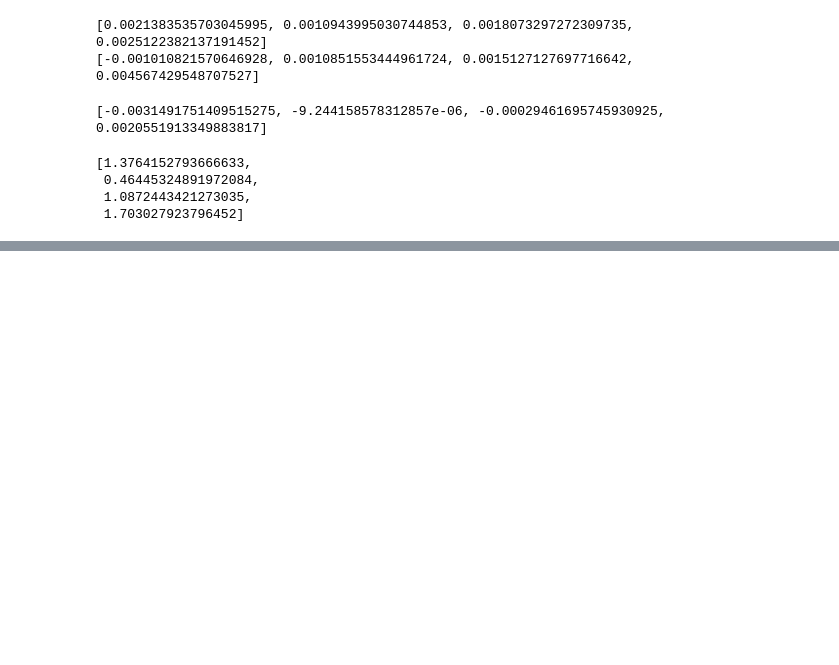
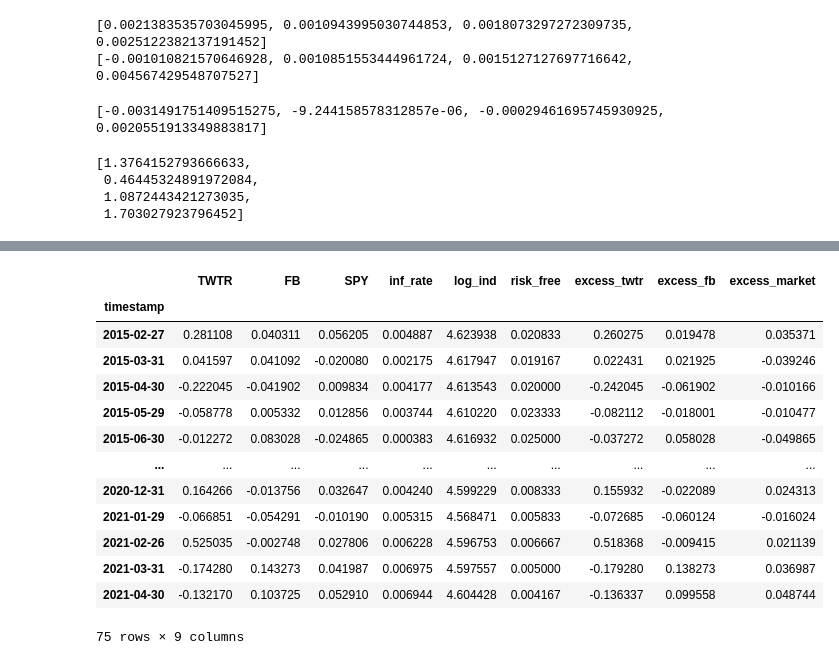
Before and after one commit to ddimucci/Manning_Stocks_Course, a Jupyter notebook: Manning_Live_Project/Manning_Linear_Regression_For_Valuation.ipynb, the cells around one changed output, grey strips where cells are left out. Cells and saved outputs as stored; diff of their text form; code cells hidden in the pictures; blank space fills up the shorter version.

```diff
--- a/Manning_Live_Project/Manning_Linear_Regression_For_Valuation.ipynb
+++ b/Manning_Live_Project/Manning_Linear_Regression_For_Valuation.ipynb
@@ -326,0 +429,21 @@ rf = riskfree['2015-01-01':'2021-05-01']
+# %%
+apt_df['excess_twtr']= apt_df[tickers[0]] - apt_df['risk_free']
+apt_df['excess_fb']= apt_df[tickers[1]] - apt_df['risk_free']
+apt_df['excess_market']= apt_df[tickers[2]] - apt_df['risk_free']
+# %%
+apt_df
+# %% [output]
+|  | TWTR | FB | SPY | inf_rate | log_ind | risk_free | excess_twtr | excess_fb | excess_market |
+| timestamp |  |  |  |  |  |  |  |  |  |
+| 2015-02-27 | 0.281108 | 0.040311 | 0.056205 | 0.004887 | 4.623938 | 0.020833 | 0.260275 | 0.019478 | 0.035371 |
+| 2015-03-31 | 0.041597 | 0.041092 | -0.020080 | 0.002175 | 4.617947 | 0.019167 | 0.022431 | 0.021925 | -0.039246 |
+| 2015-04-30 | -0.222045 | -0.041902 | 0.009834 | 0.004177 | 4.613543 | 0.020000 | -0.242045 | -0.061902 | -0.010166 |
+| 2015-05-29 | -0.058778 | 0.005332 | 0.012856 | 0.003744 | 4.610220 | 0.023333 | -0.082112 | -0.018001 | -0.010477 |
+| 2015-06-30 | -0.012272 | 0.083028 | -0.024865 | 0.000383 | 4.616932 | 0.025000 | -0.037272 | 0.058028 | -0.049865 |
+| ... | ... | ... | ... | ... | ... | ... | ... | ... | ... |
+| 2020-12-31 | 0.164266 | -0.013756 | 0.032647 | 0.004240 | 4.599229 | 0.008333 | 0.155932 | -0.022089 | 0.024313 |
+| 2021-01-29 | -0.066851 | -0.054291 | -0.010190 | 0.005315 | 4.568471 | 0.005833 | -0.072685 | -0.060124 | -0.016024 |
+| 2021-02-26 | 0.525035 | -0.002748 | 0.027806 | 0.006228 | 4.596753 | 0.006667 | 0.518368 | -0.009415 | 0.021139 |
+| 2021-03-31 | -0.174280 | 0.143273 | 0.041987 | 0.006975 | 4.597557 | 0.005000 | -0.179280 | 0.138273 | 0.036987 |
+| 2021-04-30 | -0.132170 | 0.103725 | 0.052910 | 0.006944 | 4.604428 | 0.004167 | -0.136337 | 0.099558 | 0.048744 |
+75 rows × 9 columns
```
Also changed, not shown: parts of 11 cells of this notebook.
